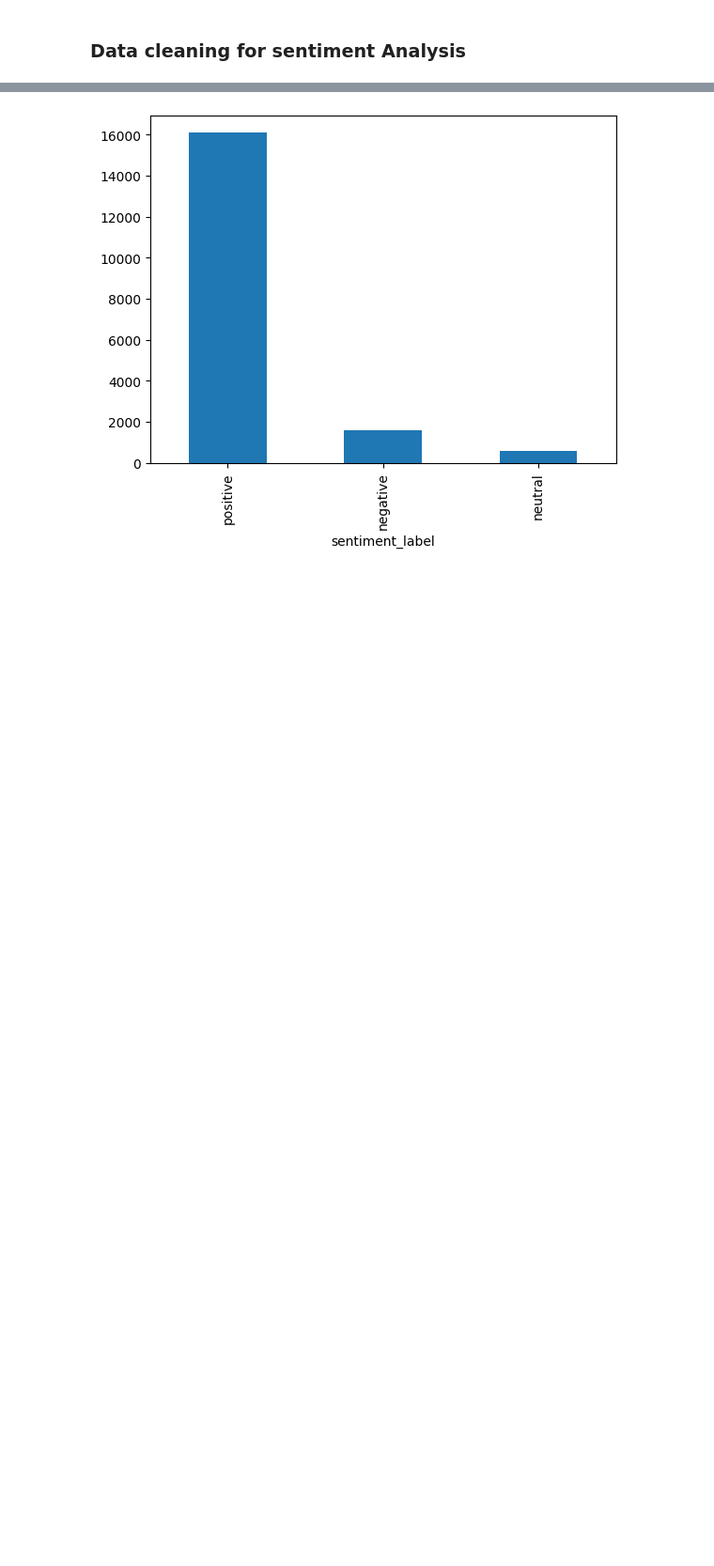
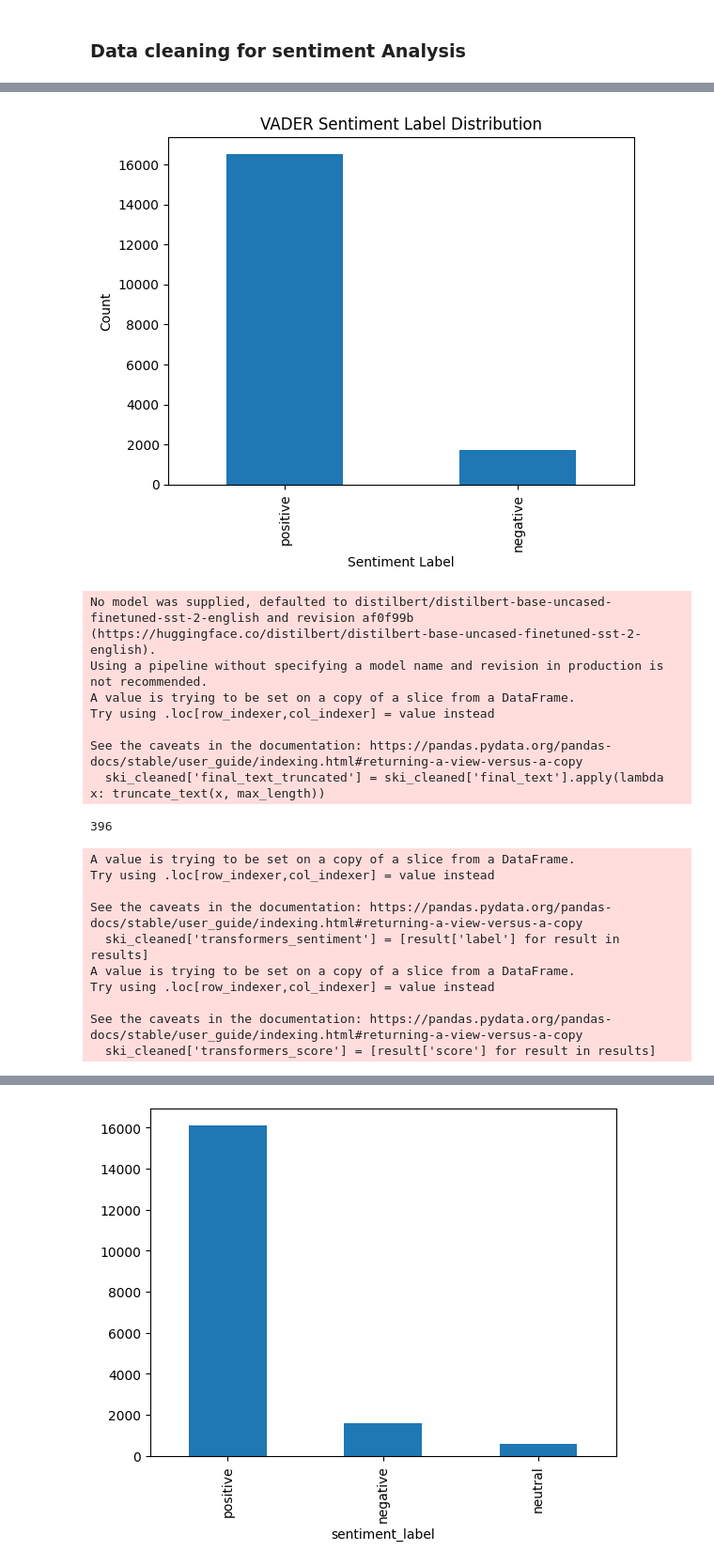
Before and after one commit to mattjohnescu/Personal-Work, a Jupyter notebook: Ski Areas Reviews NLP Project.ipynb, the cells around one changed output, grey strips where cells are left out. Shown: that part at 94% size. Saved outputs shown, nothing was run; the diff lists cells and outputs as text; code cells hidden in the pictures; blank space fills up the shorter version.

Commit message:
Code Update 1.1, changes to model

```diff
--- a/Ski Areas Reviews NLP Project.ipynb
+++ b/Ski Areas Reviews NLP Project.ipynb
@@ -265,13 +181,62 @@ See the caveats in the documentation: https://pandas.pydata.org/pandas-docs/stab
 # %%
-from nltk.sentiment.vader import SentimentIntensityAnalyzer
-
+# Run VADER sentiment analysis on tokens
 nltk.download('vader_lexicon')
 sia = SentimentIntensityAnalyzer()
-
 ski_cleaned['sentiment_vader'] = ski_cleaned['final_text'].apply(lambda x: sia.polarity_scores(x))
 ski_cleaned['compound_vader'] = ski_cleaned['sentiment_vader'].apply(lambda x: x['compound'])
-ski_cleaned['sentiment_label_vader'] = ski_cleaned['compound_vader'].apply(lambda x: 'positive' if x >= 0.05 else ('negative' if x <= -0.05 else 'neutral'))
-ski_cleaned.head()
+ski_cleaned['sentiment_label_vader'] = ski_cleaned['compound_vader'].apply(lambda x: 'positive' if x >= 0.0 else ('negative' if x <= 0.0 else 'neutral'))
 
-# Comparing Vader Lesxicon to Transformers sentiment
+# Display sentiment label distribution
+ski_cleaned['sentiment_label_vader'].value_counts().plot(kind='bar')
+plt.title('VADER Sentiment Label Distribution')
+plt.xlabel('Sentiment Label')
+plt.ylabel('Count')
+plt.show()
+
+# Comparing VADER Lexicon to Transformers sentiment
+from transformers import pipeline
+
+# Initialize the sentiment analysis pipeline
+sentiment_pipeline = pipeline("sentiment-analysis")
+
+# Truncate text to 592 tokens to avoid runtime errors
+max_length = 396
+
+# Function to truncate text
+def truncate_text(text, max_length):
+    tokens = word_tokenize(text)
+    if len(tokens) > max_length:
+        tokens = tokens[:max_length]
+    return ' '.join(tokens)
+
+# Apply the truncation function to the final_text
+ski_cleaned['final_text_truncated'] = ski_cleaned['final_text'].apply(lambda x: truncate_text(x, max_length))
+
+# Verify truncation
+print(ski_cleaned['final_text_truncated'].apply(lambda x: len(word_tokenize(x))).max())
+
+# Apply the pipeline to the data
+chunk_size = 500  # Adjust this size based on your system's capabilities
+results = []
+for i in range(0, len(ski_cleaned['final_text_truncated']), chunk_size):
+    chunk = ski_cleaned['final_text_truncated'][i:i+chunk_size]
+    results.extend(sentiment_pipeline(chunk.tolist()))
+
+# Add Transformers sentiment results to the dataframe
+ski_cleaned['transformers_sentiment'] = [result['label'] for result in results]
+ski_cleaned['transformers_score'] = [result['score'] for result in results]
+
+# Display sentiment label distribution for Transformers
+ski_cleaned['transformers_sentiment'].value_counts().plot(kind='bar')
+plt.title('Transformers Sentiment Label Distribution')
+plt.xlabel('Sentiment Label')
+plt.ylabel('Count')
+plt.show()
+
+# Print the head of the cleaned dataframe
+print(ski_cleaned.head())
+
+# Compare VADER and Transformers sentiment
+comparison_df = ski_cleaned[['final_text', 'sentiment_label_vader', 'transformers_sentiment']]
+print(comparison_df.head())
 # %% [output]
@@ -300,0 +261,19 @@ See the caveats in the documentation: https://pandas.pydata.org/pandas-docs/stab
+[figure, added]
+No model was supplied, defaulted to distilbert/distilbert-base-uncased-finetuned-sst-2-english and revision af0f99b (https://huggingface.co/distilbert/distilbert-base-uncased-finetuned-sst-2-english).
+Using a pipeline without specifying a model name and revision in production is not recommended.
+A value is trying to be set on a copy of a slice from a DataFrame.
+Try using .loc[row_indexer,col_indexer] = value instead
+
+See the caveats in the documentation: https://pandas.pydata.org/pandas-docs/stable/user_guide/indexing.html#returning-a-view-versus-a-copy
+  ski_cleaned['final_text_truncated'] = ski_cleaned['final_text'].apply(lambda x: truncate_text(x, max_length))
+396
+A value is trying to be set on a copy of a slice from a DataFrame.
+Try using .loc[row_indexer,col_indexer] = value instead
+
+See the caveats in the documentation: https://pandas.pydata.org/pandas-docs/stable/user_guide/indexing.html#returning-a-view-versus-a-copy
+  ski_cleaned['transformers_sentiment'] = [result['label'] for result in results]
+A value is trying to be set on a copy of a slice from a DataFrame.
+Try using .loc[row_indexer,col_indexer] = value instead
+
+See the caveats in the documentation: https://pandas.pydata.org/pandas-docs/stable/user_guide/indexing.html#returning-a-view-versus-a-copy
+  ski_cleaned['transformers_score'] = [result['score'] for result in results]
```
Also changed, not shown: parts of 17 cells of this notebook.
